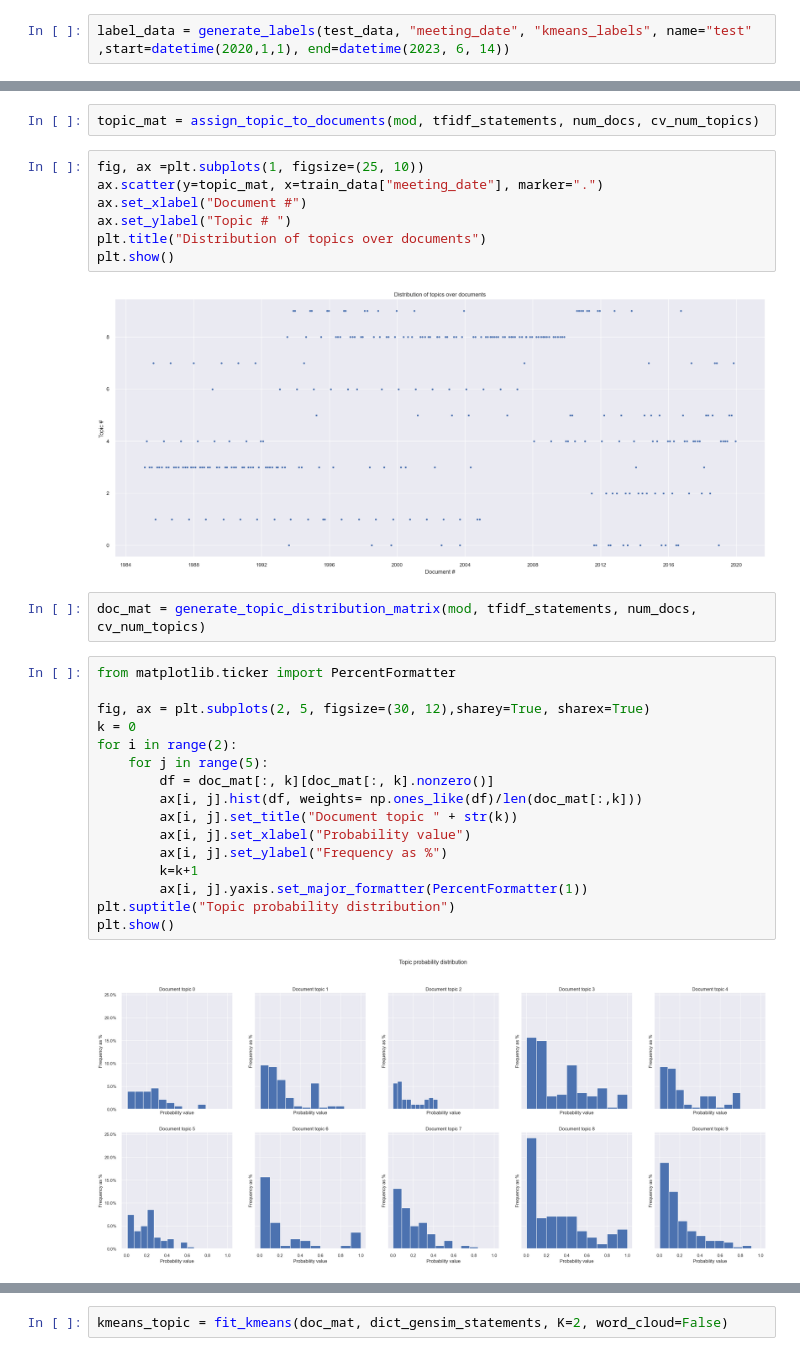
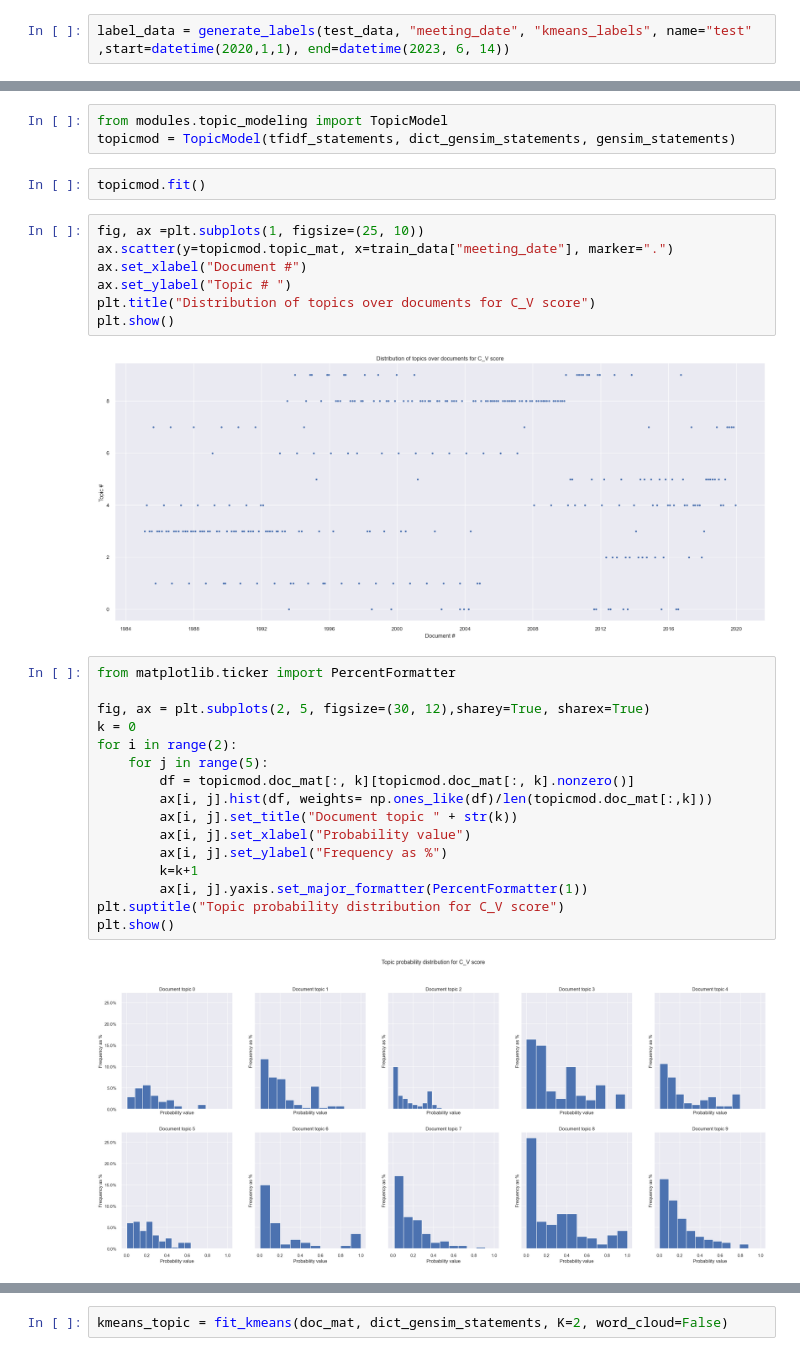
Before and after one commit to uday-31/regime-modeling-with-NLP, a Jupyter notebook: test_prajakta.ipynb, the cells around one changed output, grey strips where cells are left out. Drawn from its saved outputs; the diff is of its cells as text.

```diff
--- a/test_prajakta.ipynb
+++ b/test_prajakta.ipynb
@@ -319,31 +308,32 @@ num_docs
-# %%
-topic_mat = assign_topic_to_documents(mod, tfidf_statements, num_docs, cv_num_topics)
+# %%
+from modules.topic_modeling import TopicModel
+topicmod = TopicModel(tfidf_statements, dict_gensim_statements, gensim_statements)
+# %%
+topicmod.fit()
 # %%
 fig, ax =plt.subplots(1, figsize=(25, 10))
-ax.scatter(y=topic_mat, x=train_data["meeting_date"], marker=".")
+ax.scatter(y=topicmod.topic_mat, x=train_data["meeting_date"], marker=".")
 ax.set_xlabel("Document #")
 ax.set_ylabel("Topic # ")
-plt.title("Distribution of topics over documents")
+plt.title("Distribution of topics over documents for C_V score")
 plt.show()
 # %% [output]
-[figure, old version]
+[figure, new version]
-# %%
-doc_mat = generate_topic_distribution_matrix(mod, tfidf_statements, num_docs, cv_num_topics)
 # %%
 from matplotlib.ticker import PercentFormatter
 
 fig, ax = plt.subplots(2, 5, figsize=(30, 12),sharey=True, sharex=True)
 k = 0
 for i in range(2):
     for j in range(5):
-        df = doc_mat[:, k][doc_mat[:, k].nonzero()]
-        ax[i, j].hist(df, weights= np.ones_like(df)/len(doc_mat[:,k]))
+        df = topicmod.doc_mat[:, k][topicmod.doc_mat[:, k].nonzero()]
+        ax[i, j].hist(df, weights= np.ones_like(df)/len(topicmod.doc_mat[:,k]))
         ax[i, j].set_title("Document topic " + str(k))
         ax[i, j].set_xlabel("Probability value")
         ax[i, j].set_ylabel("Frequency as %")
         k=k+1
         ax[i, j].yaxis.set_major_formatter(PercentFormatter(1))
-plt.suptitle("Topic probability distribution")
+plt.suptitle("Topic probability distribution for C_V score")
 plt.show()
 # %% [output]
-[figure, old version]
+[figure, new version]
```
Also changed, not shown: parts of 14 cells of this notebook.
